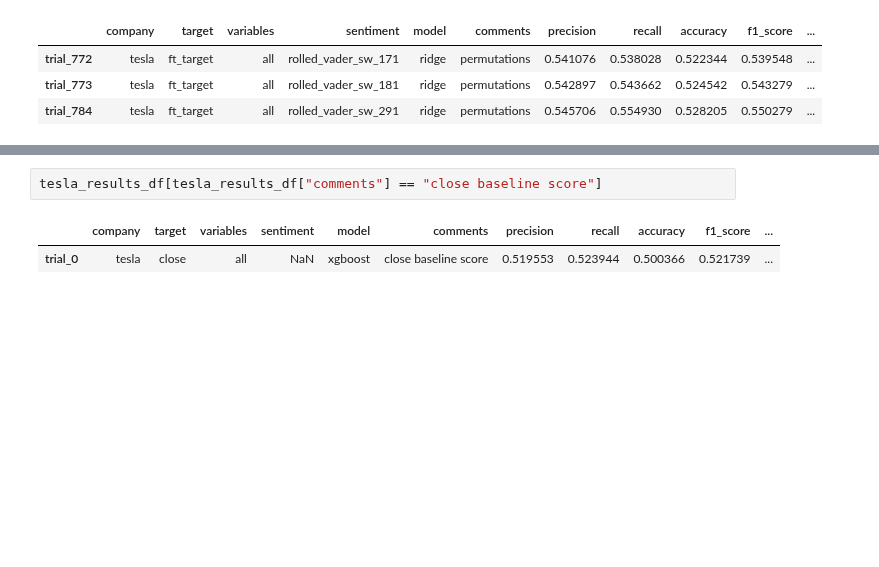
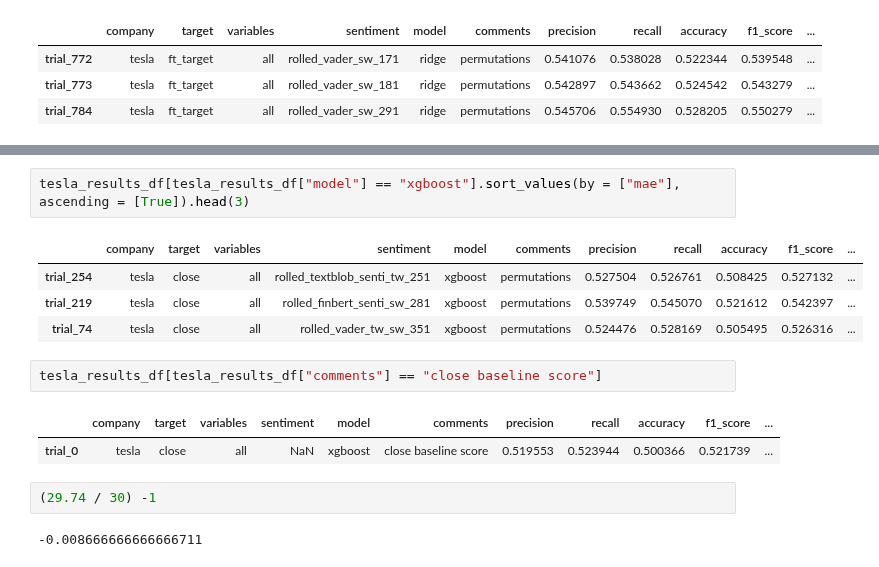
Before and after one commit to Diegozu97/thesis_code, a Jupyter notebook: 06_results_analysis.ipynb, the cells around one changed output, grey strips where cells are left out. Saved outputs shown, nothing was run; the diff lists cells and outputs as text; blank space fills up the shorter version.

```diff
--- a/06_results_analysis.ipynb
+++ b/06_results_analysis.ipynb
@@ -185,8 +176,19 @@ tesla_results_df[tesla_results_df["model"] == "xgboost"].sort_values(by = ["accu
 | trial_523 | tesla | close | all | rolled_finbert_eik_twi_senti_281 | xgboost | permutations | 0.544180 | 0.546479 | 0.526007 | 0.545327 | ... |
 | trial_433 | tesla | close | all | rolled_eik_vader_senti_sw_141 | xgboost | permutations | 0.541029 | 0.547887 | 0.523077 | 0.544437 | ... |
 | trial_37 | tesla | close | all | rolled_textblob_tw_sw_361 | xgboost | permutations | 0.541259 | 0.545070 | 0.523077 | 0.543158 | ... |
+# %%
+tesla_results_df[tesla_results_df["model"] == "xgboost"].sort_values(by = ["mae"], ascending = [True]).head(3)
+# %% [output]
+|  | company | target | variables | sentiment | model | comments | precision | recall | accuracy | f1_score | ... |
+| trial_254 | tesla | close | all | rolled_textblob_senti_tw_251 | xgboost | permutations | 0.527504 | 0.526761 | 0.508425 | 0.527132 | ... |
+| trial_219 | tesla | close | all | rolled_finbert_senti_sw_281 | xgboost | permutations | 0.539749 | 0.545070 | 0.521612 | 0.542397 | ... |
+| trial_74 | tesla | close | all | rolled_vader_tw_sw_351 | xgboost | permutations | 0.524476 | 0.528169 | 0.505495 | 0.526316 | ... |
 # %%
 tesla_results_df[tesla_results_df["comments"] == "close baseline score"]
 # %% [output]
 |  | company | target | variables | sentiment | model | comments | precision | recall | accuracy | f1_score | ... |
 | trial_0 | tesla | close | all | NaN | xgboost | close baseline score | 0.519553 | 0.523944 | 0.500366 | 0.521739 | ... |
+# %%
+(29.74 / 30) -1
+# %% [output]
+-0.008666666666666711
```
Also changed, not shown: parts of 9 cells of this notebook, 1 other file.
